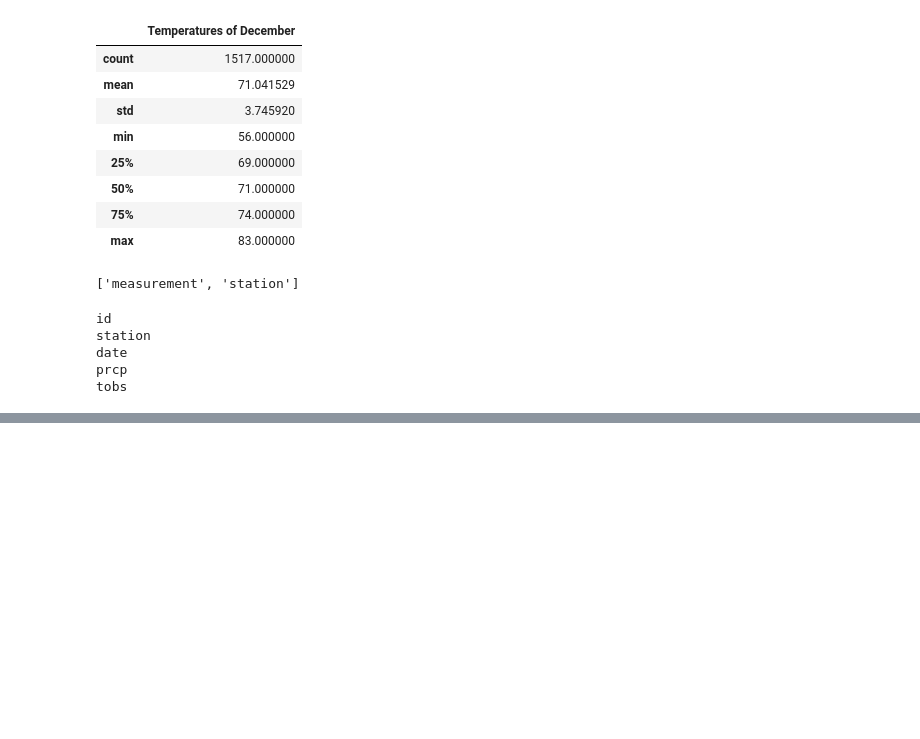
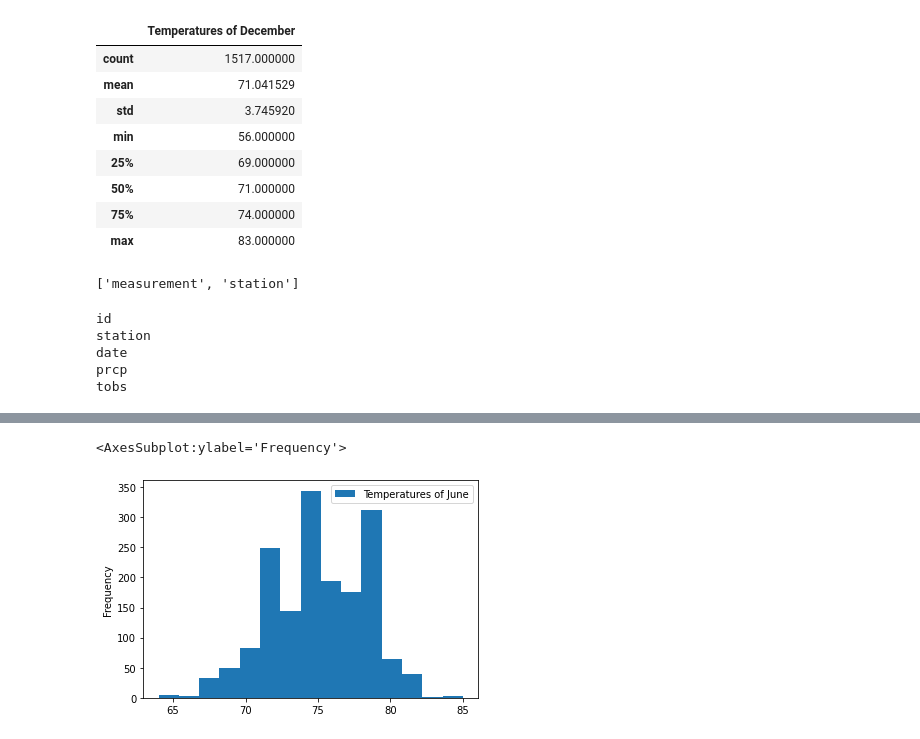
Before and after one commit to Jponce25/Surfs_up, a Jupyter notebook: SurfsUp_Challenge.ipynb, the cells around one changed output, grey strips where cells are left out. Cells and saved outputs as stored; diff of their text form; code cells hidden in the pictures; blank space fills up the shorter version.

```diff
--- a/SurfsUp_Challenge.ipynb
+++ b/SurfsUp_Challenge.ipynb
@@ -154,0 +143,4 @@ elevation
+# %%
+june = session.query(Measurement.tobs, Measurement.prcp).\
+    filter(extract('month', Measurement.date) == 6).all()
+print(june)
@@ -154,0 +155,4 @@ elevation
+# %%
+june = pd.DataFrame(june, columns=['Temperatures of June','Precipitation of June'])
+december = pd.DataFrame(december, columns=['Temperatures of December','Precipitation of December'])
+print(june, december)
@@ -154,0 +201,7 @@ elevation
+# %%
+dfjun = pd.DataFrame(june, columns = ['Temperatures of June'])
+
+dfjun.plot.hist(bins=15)
+# %% [output]
+<AxesSubplot:ylabel='Frequency'>
+[figure, added]
```
Also changed, not shown: parts of 11 cells of this notebook, 6 other files.
